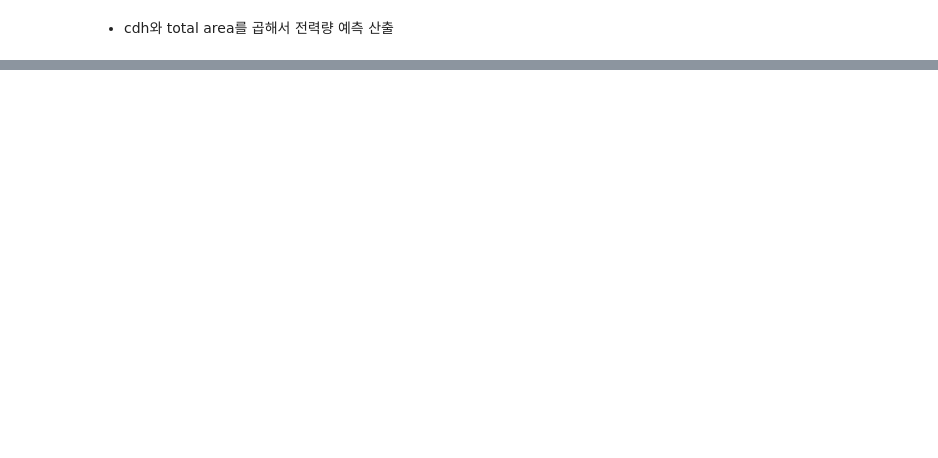
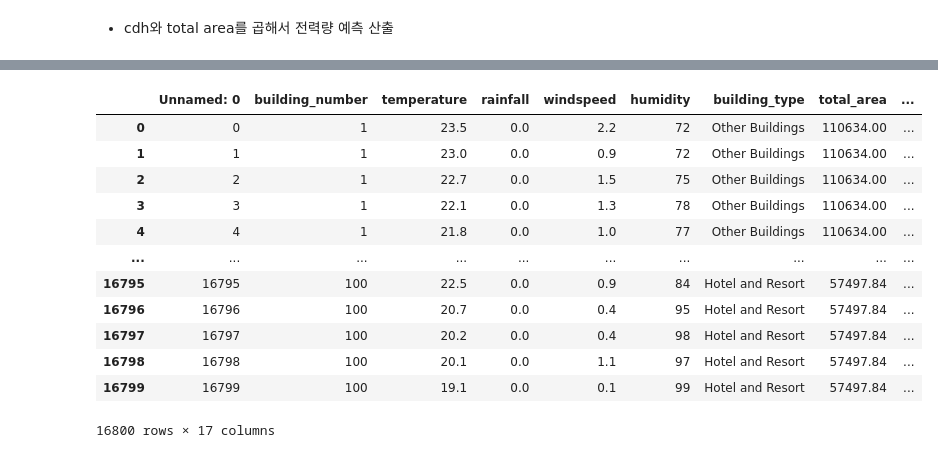
Before and after one commit to JINAILAB/power-predict, a Jupyter notebook: EDA/data missing value and feature engineering.ipynb, the cells around one changed output, grey strips where cells are left out. Cells and saved outputs as stored; diff of their text form; code cells hidden in the pictures; blank space fills up the shorter version.

```diff
--- a/EDA/data missing value and feature engineering.ipynb
+++ b/EDA/data missing value and feature engineering.ipynb
@@ -203,0 +216,16 @@ train_df
+# %%
+pd.read_csv('../data_file/test_f.csv')
+# %% [output]
+|  | Unnamed: 0 | building_number | temperature | rainfall | windspeed | humidity | building_type | total_area | ... |
+| 0 | 0 | 1 | 23.5 | 0.0 | 2.2 | 72 | Other Buildings | 110634.00 | ... |
+| 1 | 1 | 1 | 23.0 | 0.0 | 0.9 | 72 | Other Buildings | 110634.00 | ... |
+| 2 | 2 | 1 | 22.7 | 0.0 | 1.5 | 75 | Other Buildings | 110634.00 | ... |
+| 3 | 3 | 1 | 22.1 | 0.0 | 1.3 | 78 | Other Buildings | 110634.00 | ... |
+| 4 | 4 | 1 | 21.8 | 0.0 | 1.0 | 77 | Other Buildings | 110634.00 | ... |
+| ... | ... | ... | ... | ... | ... | ... | ... | ... | ... |
+| 16795 | 16795 | 100 | 22.5 | 0.0 | 0.9 | 84 | Hotel and Resort | 57497.84 | ... |
+| 16796 | 16796 | 100 | 20.7 | 0.0 | 0.4 | 95 | Hotel and Resort | 57497.84 | ... |
+| 16797 | 16797 | 100 | 20.2 | 0.0 | 0.4 | 98 | Hotel and Resort | 57497.84 | ... |
+| 16798 | 16798 | 100 | 20.1 | 0.0 | 1.1 | 97 | Hotel and Resort | 57497.84 | ... |
+| 16799 | 16799 | 100 | 19.1 | 0.0 | 0.1 | 99 | Hotel and Resort | 57497.84 | ... |
+16800 rows × 17 columns
```
Also changed, not shown: parts of 17 cells of this notebook, 5 other files.
